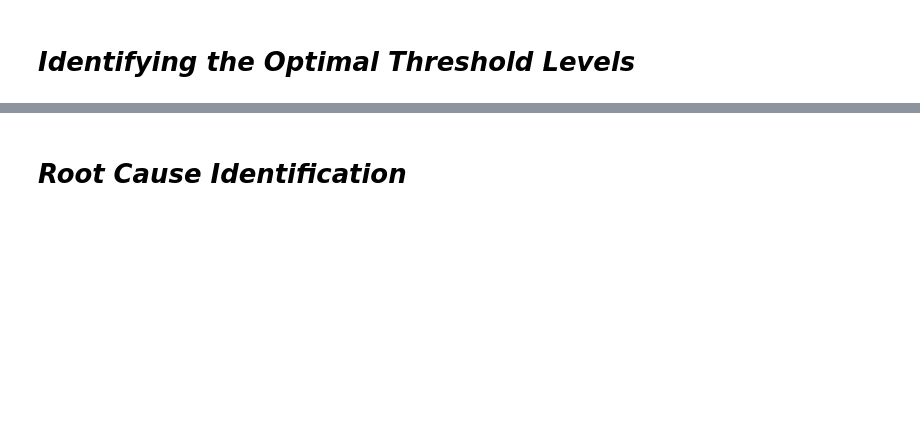
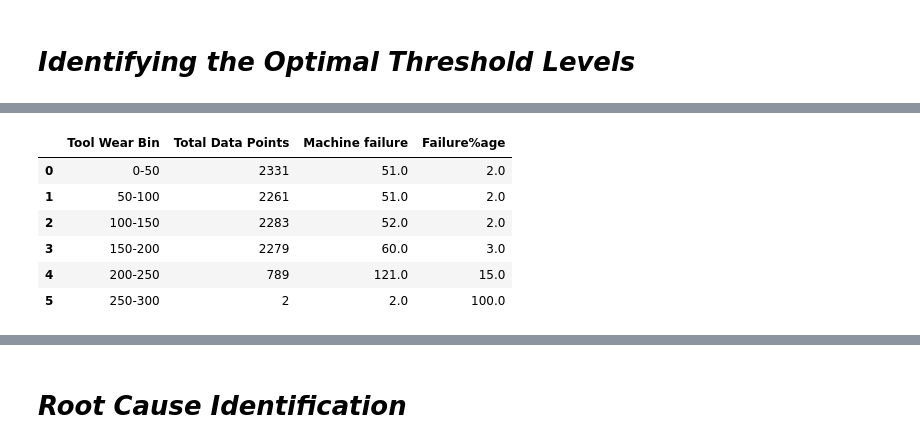
Before and after one commit to AftabUdaipurwala/MLProjects, a Jupyter notebook: Mahindra_Manufacturing_Analytics.ipynb, the cells around one changed output, grey strips where cells are left out. Cells and saved outputs as stored; diff of their text form; code cells hidden in the pictures; blank space fills up the shorter version.

```diff
--- a/Mahindra_Manufacturing_Analytics.ipynb
+++ b/Mahindra_Manufacturing_Analytics.ipynb
@@ -955,0 +1009,15 @@ df8.shape
+# %%
+# now identifying how much of downtime is present in each bins of tool wear
+pivottool1=pd.pivot_table(data=df8, index='Tool Wear Bin', values='Type', aggfunc='count').reset_index().rename(columns={'Type': 'Total Data Points'}).round(1)
+pivottool2 =pd.pivot_table(data=df8, index='Tool Wear Bin', values='Machine failure', aggfunc='sum').reset_index().rename(columns={'Type': 'Machine Failure Data Points'}).round(1)
+pivottool3= pd.merge(pivottool1,pivottool2,on='Tool Wear Bin')
+pivottool3['Failure%age'] = round(pivottool3['Machine failure']/pivottool3['Total Data Points'],2)*100
+pivottool3
+# %% [output]
+|  | Tool Wear Bin | Total Data Points | Machine failure | Failure%age |
+| 0 | 0-50 | 2331 | 51.0 | 2.0 |
+| 1 | 50-100 | 2261 | 51.0 | 2.0 |
+| 2 | 100-150 | 2283 | 52.0 | 2.0 |
+| 3 | 150-200 | 2279 | 60.0 | 3.0 |
+| 4 | 200-250 | 789 | 121.0 | 15.0 |
+| 5 | 250-300 | 2 | 2.0 | 100.0 |
```
Also changed, not shown: parts of 36 cells of this notebook.
